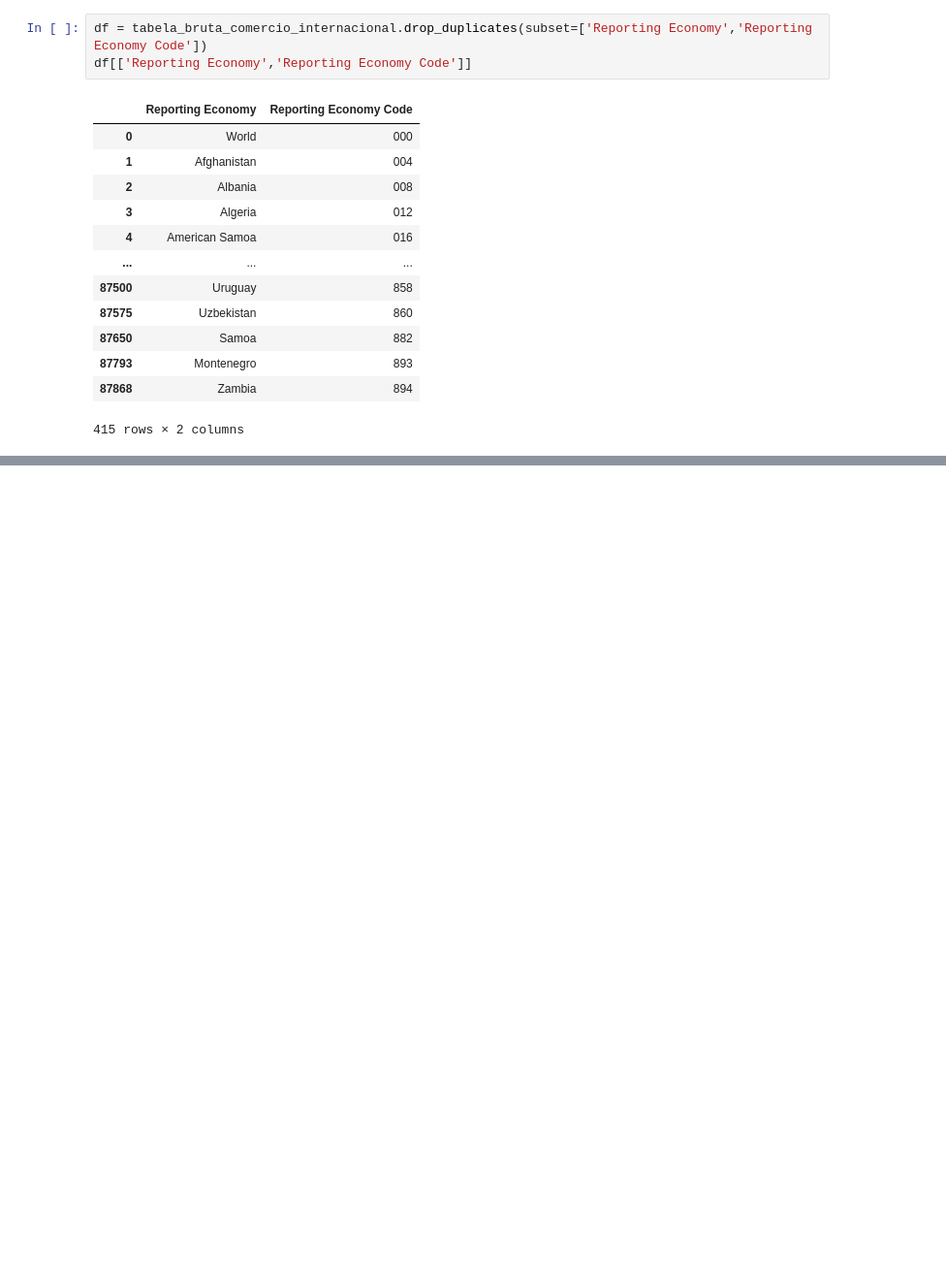
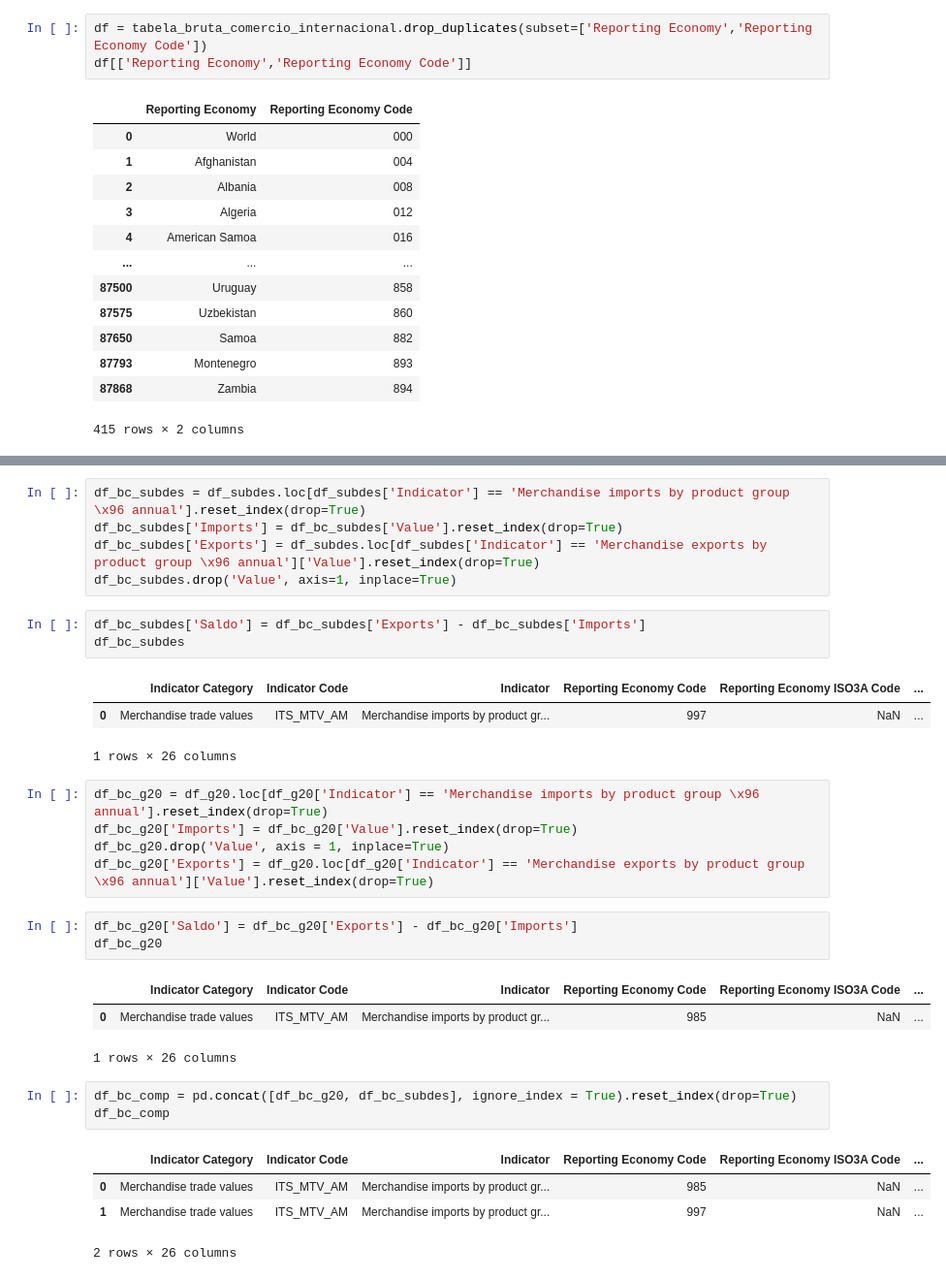
Before and after one commit to PdrNigro/Trabalho-python-world-trade, a Jupyter notebook: Teste_trabalho_py-checkpoint.ipynb, the cells around one changed output, grey strips where cells are left out. Shown: that part at 97% size. Saved outputs shown, nothing was run; the diff lists cells and outputs as text; blank space fills up the shorter version.

```diff
--- a/Teste_trabalho_py-checkpoint.ipynb
+++ b/Teste_trabalho_py-checkpoint.ipynb
@@ -293,0 +355,32 @@ df[['Reporting Economy','Reporting Economy Code']]
+# %%
+df_bc_subdes = df_subdes.loc[df_subdes['Indicator'] == 'Merchandise imports by product group \x96 annual'].reset_index(drop=True)
+df_bc_subdes['Imports'] = df_bc_subdes['Value'].reset_index(drop=True)
+df_bc_subdes['Exports'] = df_subdes.loc[df_subdes['Indicator'] == 'Merchandise exports by product group \x96 annual']['Value'].reset_index(drop=True)
+df_bc_subdes.drop('Value', axis=1, inplace=True)
+# %%
+df_bc_subdes['Saldo'] = df_bc_subdes['Exports'] - df_bc_subdes['Imports']
+df_bc_subdes
+# %% [output]
+|  | Indicator Category | Indicator Code | Indicator | Reporting Economy Code | Reporting Economy ISO3A Code | ... |
+| 0 | Merchandise trade values | ITS_MTV_AM | Merchandise imports by product gr... | 997 | NaN | ... |
+1 rows × 26 columns
+# %%
+df_bc_g20 = df_g20.loc[df_g20['Indicator'] == 'Merchandise imports by product group \x96 annual'].reset_index(drop=True)
+df_bc_g20['Imports'] = df_bc_g20['Value'].reset_index(drop=True)
+df_bc_g20.drop('Value', axis = 1, inplace=True)
+df_bc_g20['Exports'] = df_g20.loc[df_g20['Indicator'] == 'Merchandise exports by product group \x96 annual']['Value'].reset_index(drop=True)
+# %%
+df_bc_g20['Saldo'] = df_bc_g20['Exports'] - df_bc_g20['Imports']
+df_bc_g20
+# %% [output]
+|  | Indicator Category | Indicator Code | Indicator | Reporting Economy Code | Reporting Economy ISO3A Code | ... |
+| 0 | Merchandise trade values | ITS_MTV_AM | Merchandise imports by product gr... | 985 | NaN | ... |
+1 rows × 26 columns
+# %%
+df_bc_comp = pd.concat([df_bc_g20, df_bc_subdes], ignore_index = True).reset_index(drop=True)
+df_bc_comp
+# %% [output]
+|  | Indicator Category | Indicator Code | Indicator | Reporting Economy Code | Reporting Economy ISO3A Code | ... |
+| 0 | Merchandise trade values | ITS_MTV_AM | Merchandise imports by product gr... | 985 | NaN | ... |
+| 1 | Merchandise trade values | ITS_MTV_AM | Merchandise imports by product gr... | 997 | NaN | ... |
+2 rows × 26 columns
```
Also changed, not shown: parts of 7 cells of this notebook.
